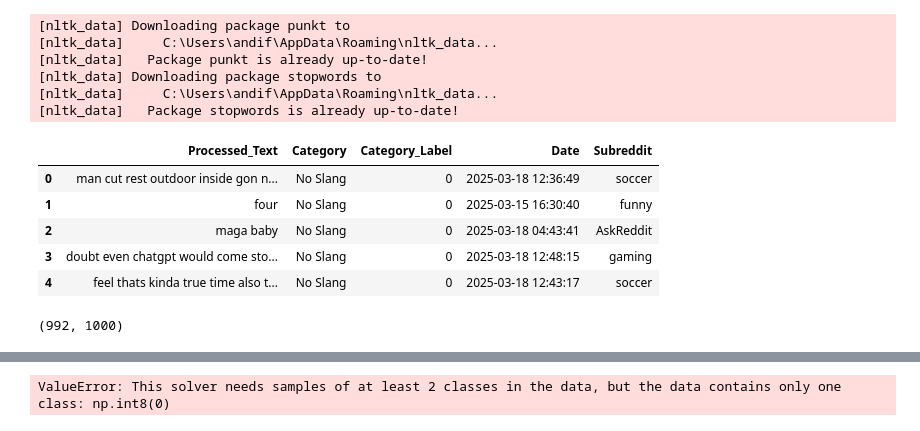
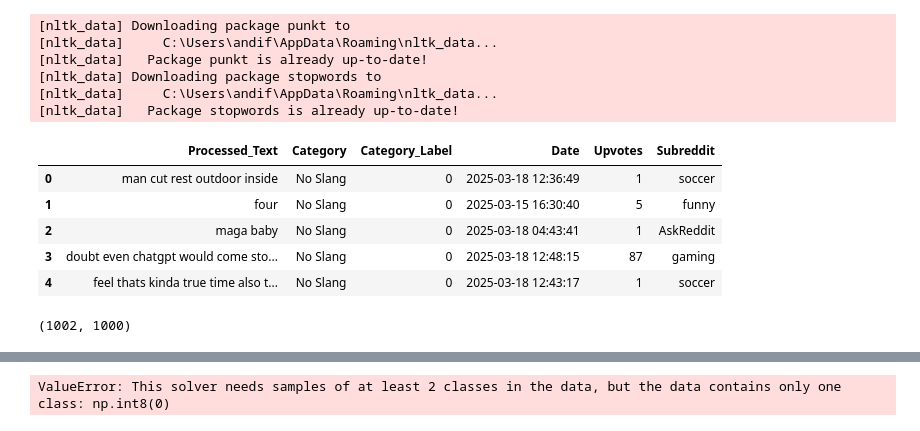
Before and after one commit to andifathir/Natural-Languange_Processing, a Jupyter notebook: Slang Classification/Data Preprocessing/preprocessing3.ipynb, the cells around one changed output, grey strips where cells are left out. Drawn from its saved outputs; the diff is of its cells as text; code cells hidden in the pictures.

```diff
--- a/Slang Classification/Data Preprocessing/preprocessing3.ipynb
+++ b/Slang Classification/Data Preprocessing/preprocessing3.ipynb
@@ -97,0 +162,9 @@ memory usage: 31.4+ KB
+# %%
+def clean_text(text):
+    text = text.lower()
+    text = re.sub(r"http\S+|www\S+|https\S+", "", text)  # hapus URL
+    text = re.sub(r"[^a-z\s]", "", text)  # hapus semua non-huruf
+    text = re.sub(r"\s+", " ", text).strip()  # hapus spasi berlebih
+    return text
+
+df_eda["Cleaned_Text"] = df_eda["Text"].apply(clean_text)
@@ -97,0 +277,12 @@ memory usage: 31.4+ KB
+# %%
+import pandas as pd
+
+# Load the CSV file
+file_path = "reduced_output.csv"
+df = pd.read_csv(file_path)
+
+# Display basic info and the first few rows
+df_info = df.info()
+df_head = df.head()
+
+df_info, df_head
@@ -129,40 +347,40 @@ df_cleaned["Cleaned_Text"] = df_cleaned["Text"].apply(clean_text)
 
 # --- Step 2: Tokenization & Stopwords Removal ---
 # Tokenisasi dan menghapus stopwords
 stop_words = set(stopwords.words("english"))  # set of common stopwords
 
 def tokenize_and_remove_stopwords(text):
     # Tokenisasi
     tokens = word_tokenize(text)
     # Hapus stopwords
     filtered_tokens = [word for word in tokens if word not in stop_words]
     return " ".join(filtered_tokens)
 
 df_cleaned["Processed_Text"] = df_cleaned["Cleaned_Text"].apply(tokenize_and_remove_stopwords)
 
 # --- Step 3: Data Transformation ---
 # Ubah kolom Date ke datetime
 df_cleaned["Date"] = pd.to_datetime(df_cleaned["Date"], errors="coerce")
 
 # --- Step 4: Encoding untuk klasifikasi nanti ---
 # Label encoding kategori dan subreddit
 df_cleaned["Category_Label"] = df_cleaned["Category"].astype("category").cat.codes
 
 # Tampilkan hasil akhir sebagian
-df_cleaned[["Processed_Text", "Category", "Category_Label", "Date", "Subreddit"]].head()
+df_cleaned[["Processed_Text", "Category", "Category_Label", "Date","Upvotes", "Subreddit"]].head()
 # %% [output]
 [nltk_data] Downloading package punkt to
 [nltk_data]     C:\Users\andif\AppData\Roaming\nltk_data...
 [nltk_data]   Package punkt is already up-to-date!
 [nltk_data] Downloading package stopwords to
 [nltk_data]     C:\Users\andif\AppData\Roaming\nltk_data...
 [nltk_data]   Package stopwords is already up-to-date!
-|  | Processed_Text | Category | Category_Label | Date | Subreddit |
-| 0 | man cut rest outdoor inside gon n... | No Slang | 0 | 2025-03-18 12:36:49 | soccer |
-| 1 | four | No Slang | 0 | 2025-03-15 16:30:40 | funny |
-| 2 | maga baby | No Slang | 0 | 2025-03-18 04:43:41 | AskReddit |
-| 3 | doubt even chatgpt would come sto... | No Slang | 0 | 2025-03-18 12:48:15 | gaming |
-| 4 | feel thats kinda true time also t... | No Slang | 0 | 2025-03-18 12:43:17 | soccer |
+|  | Processed_Text | Category | Category_Label | Date | Upvotes | Subreddit |
+| 0 | man cut rest outdoor inside | No Slang | 0 | 2025-03-18 12:36:49 | 1 | soccer |
+| 1 | four | No Slang | 0 | 2025-03-15 16:30:40 | 5 | funny |
+| 2 | maga baby | No Slang | 0 | 2025-03-18 04:43:41 | 1 | AskReddit |
+| 3 | doubt even chatgpt would come sto... | No Slang | 0 | 2025-03-18 12:48:15 | 87 | gaming |
+| 4 | feel thats kinda true time also t... | No Slang | 0 | 2025-03-18 12:43:17 | 1 | soccer |
 # %%
 from sklearn.feature_extraction.text import TfidfVectorizer
 
@@ -179,4 +397,4 @@ tfidf_matrix = tfidf_vectorizer.fit_transform(df_cleaned["Cleaned_Text"])
 # Bentuk dari hasil TF-IDF
 tfidf_matrix.shape
 # %% [output]
-(992, 1000)
+(1002, 1000)
```
Also changed, not shown: parts of 22 cells of this notebook, 7 other files.
